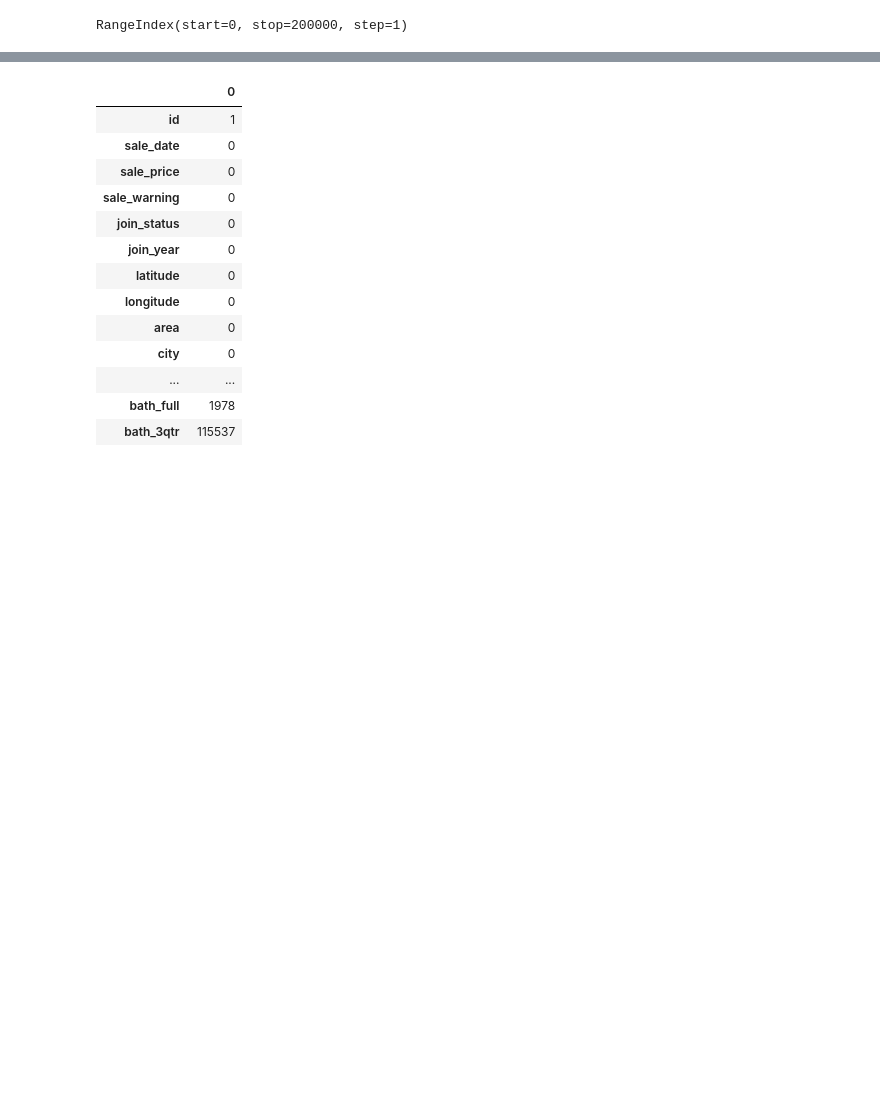
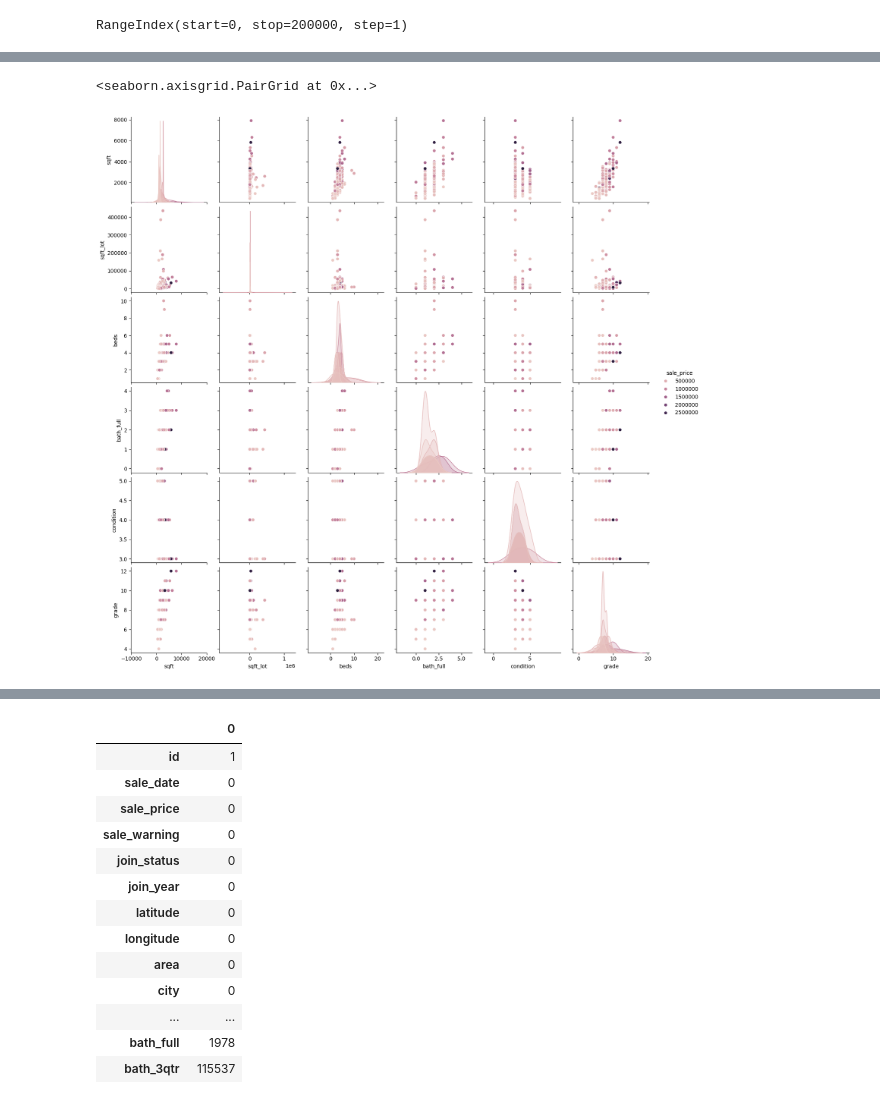
Before and after one commit to hosamrostom/Machine-Learning-Neural-Networks-Projects, a Jupyter notebook: 🏠 House Price Prediction - Quantile Regression & Uncertainty Estimation (Winkler Score)/House Price Prediction.ipynb, the cells around one changed output, grey strips where cells are left out. Cells and saved outputs as stored; diff of their text form; code cells hidden in the pictures; blank space fills up the shorter version.

Commit message:
🏠 House Price Prediction - Quantile Regression & Uncertainty Estimation (Winkler Score)

```diff
--- a/🏠 House Price Prediction - Quantile Regression & Uncertainty Estimation (Winkler Score)/House Price Prediction.ipynb
+++ b/🏠 House Price Prediction - Quantile Regression & Uncertainty Estimation (Winkler Score)/House Price Prediction.ipynb
@@ -158,0 +167,8 @@ xtest=dtedit._get_numeric_data()
+# %%
+df_sample = dfedit.sample(n=300, random_state=42)
+selected_cols = ['sale_price', 'sqft', 'sqft_lot', 'beds', 'bath_full', 'condition', 'grade']
+# %%
+sns.pairplot(df_sample[selected_cols], hue='sale_price')
+# %% [output]
+<seaborn.axisgrid.PairGrid at 0x...>
+[figure, added]
```
Also changed, not shown: parts of 8 cells of this notebook.
